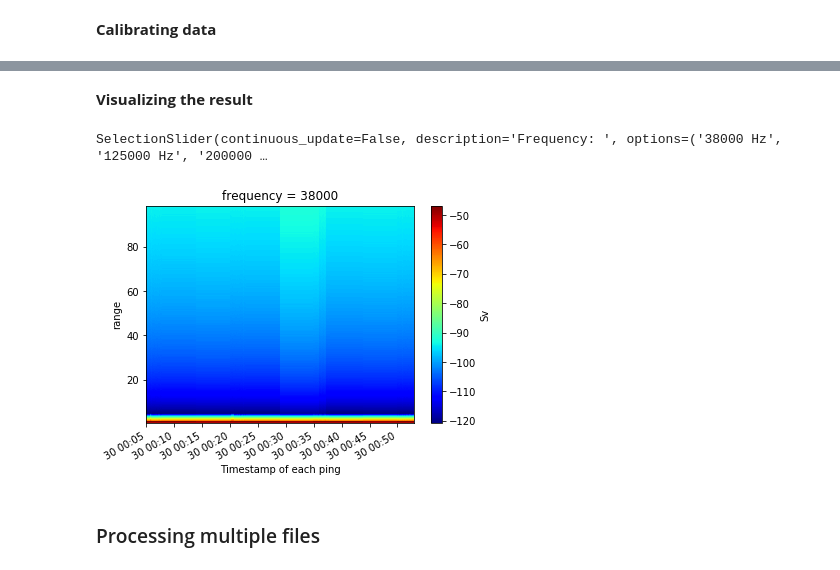
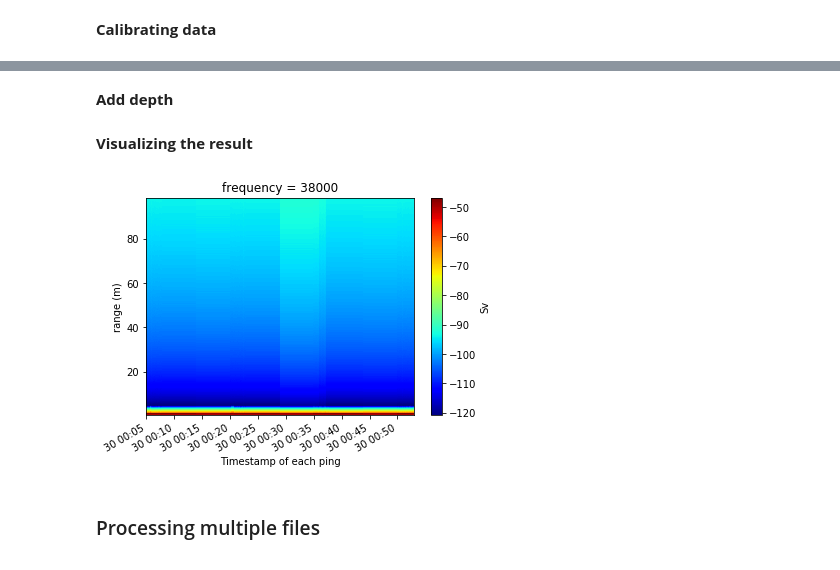
Before and after one commit to OSOceanAcoustics/echopype, a Jupyter notebook: notebooks/azfp_demo.ipynb, the cells around one changed output, grey strips where cells are left out. Drawn from its saved outputs; the diff is of its cells as text; code cells hidden in the pictures.

```diff
--- a/notebooks/azfp_demo.ipynb
+++ b/notebooks/azfp_demo.ipynb
@@ -37,7 +38,8 @@ File: 17033000.01A - Loading Profile #1 30-Mar-2017 00:05:00 with xml=12022310.X
 **Calibrating data**
 # %%
 import xarray as xr
-from echopype.model import EchoDataAZFP
-data = EchoDataAZFP(data_tmp.nc_path)
-data.calibrate()
-data.Sv.name = "Sv"
+import matplotlib.pyplot as plt
+from echopype.model import EchoData
+tmp_echo = EchoData(data_tmp.nc_path)
+tmp_echo.calibrate()
+tmp_echo.Sv.name = "Sv"
@@ -46,2 +46,8 @@ data.Sv.name = "Sv"
+# %% [markdown]
+**Add depth**
+# %%
+depth = tmp_echo.calc_range().isel(frequency=0)
+da = tmp_echo.Sv.isel(frequency=0).assign_coords(range=depth)
+da = da.swap_dims({'range_bin': 'range'})
 # %% [markdown]
 **Visualizing the result**
@@ -62,11 +54,9 @@ Sv_slider = widgets.SelectionSlider(
-# %%
-update_plot_Sv({'new':0})
-Sv_slider.observe(update_plot_Sv, names='index')
-display(Sv_slider)
-plt.show()
-# %% [output]
-SelectionSlider(continuous_update=False, description='Frequency: ', options=('38000 Hz', '125000 Hz', '200000 …
-[figure, removed]
+# %%
+da.plot(x='ping_time', y='range', cmap='jet')
+plt.ylabel("range (m)")
+plt.show()
+# %% [output]
+[figure, added]
 # %% [markdown]
 ### Processing multiple files
 # %%
```
Also changed, not shown: parts of 5 cells of this notebook.
